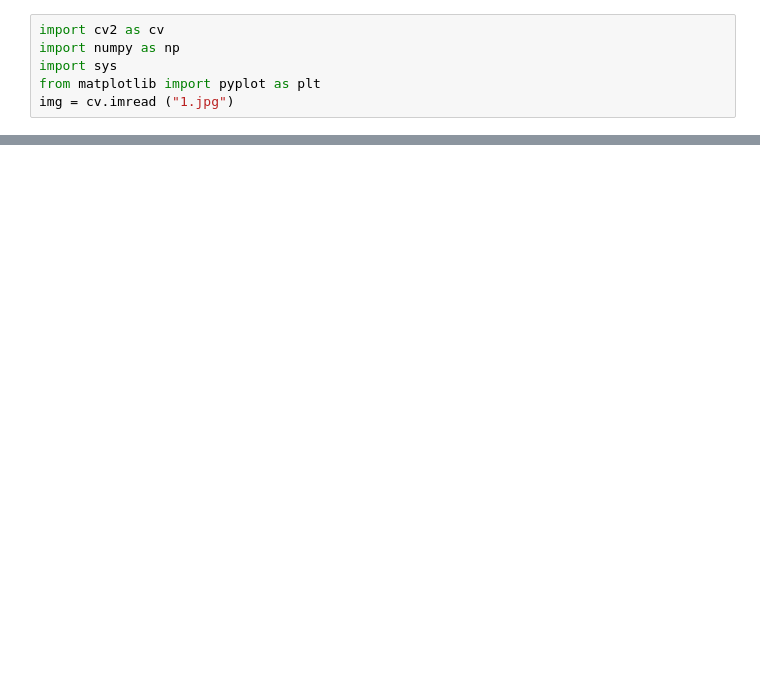
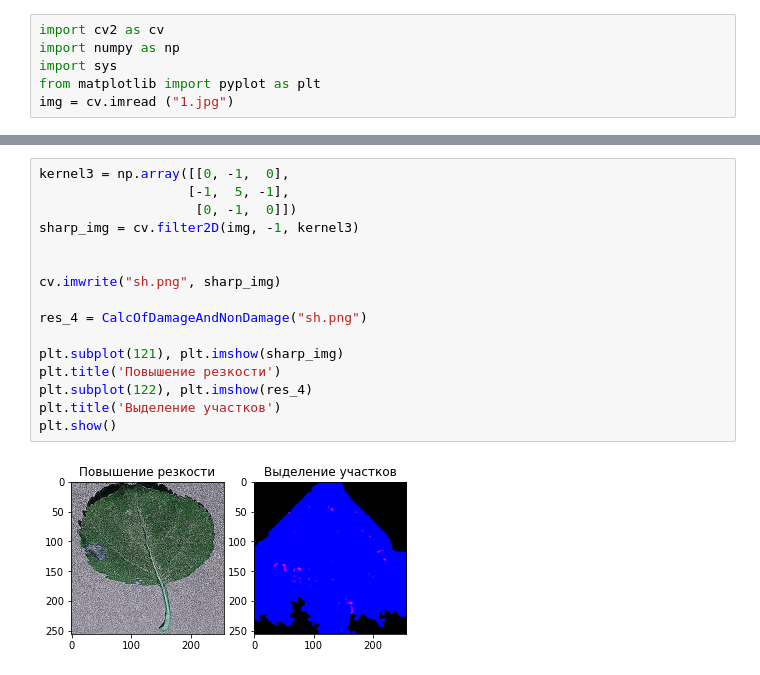
Before and after one commit to PavelKitaev/lab1, a Jupyter notebook: lab1.ipynb, the cells around one changed output, grey strips where cells are left out. Drawn from its saved outputs; the diff is of its cells as text; blank space fills up the shorter version.

```diff
--- a/lab1.ipynb
+++ b/lab1.ipynb
@@ -71,0 +69,18 @@ True
+# %%
+kernel3 = np.array([[0, -1,  0],
+                   [-1,  5, -1],
+                    [0, -1,  0]])
+sharp_img = cv.filter2D(img, -1, kernel3)
+
+
+cv.imwrite("sh.png", sharp_img)
+
+res_4 = CalcOfDamageAndNonDamage("sh.png")
+
+plt.subplot(121), plt.imshow(sharp_img)
+plt.title('Повышение резкости')
+plt.subplot(122), plt.imshow(res_4)
+plt.title('Выделение участков')
+plt.show()
+# %% [output]
+[figure, added]
```
Also changed, not shown: parts of 13 cells of this notebook.
